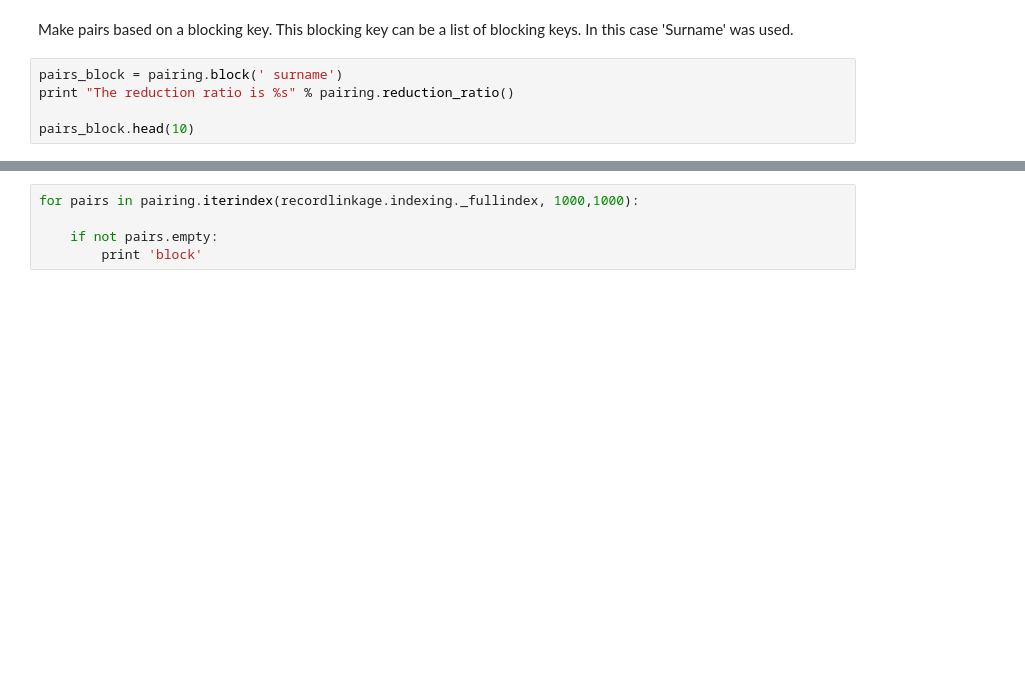
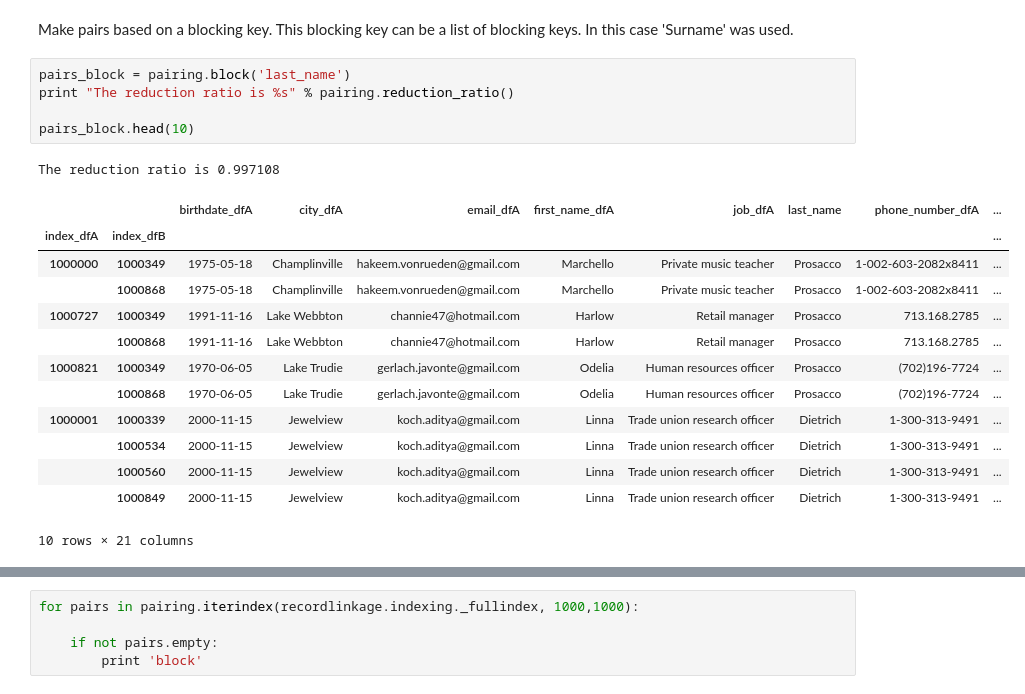
Before and after one commit to J535D165/recordlinkage, a Jupyter notebook: examples/Linking.ipynb, the cells around one changed output, grey strips where cells are left out. Cells and saved outputs as stored; diff of their text form; blank space fills up the shorter version.

```diff
--- a/examples/Linking.ipynb
+++ b/examples/Linking.ipynb
@@ -43,8 +54,23 @@ pairs_full.head(10)
 # %% [markdown]
 Make pairs based on a blocking key. This blocking key can be a list of blocking keys. In this case 'Surname' was used.
 # %%
-pairs_block = pairing.block(' surname')
+pairs_block = pairing.block('last_name')
 print "The reduction ratio is %s" % pairing.reduction_ratio()
 
 pairs_block.head(10)
+# %% [output]
+The reduction ratio is 0.997108
+|  |  | birthdate_dfA | city_dfA | email_dfA | first_name_dfA | job_dfA | last_name | phone_number_dfA | ... |
+| index_dfA | index_dfB |  |  |  |  |  |  |  | ... |
+| 1000000 | 1000349 | 1975-05-18 | Champlinville | hakeem.vonrueden@gmail.com | Marchello | Private music teacher | Prosacco | 1-002-603-2082x8411 | ... |
+|  | 1000868 | 1975-05-18 | Champlinville | hakeem.vonrueden@gmail.com | Marchello | Private music teacher | Prosacco | 1-002-603-2082x8411 | ... |
+| 1000727 | 1000349 | 1991-11-16 | Lake Webbton | channie47@hotmail.com | Harlow | Retail manager | Prosacco | 713.168.2785 | ... |
+|  | 1000868 | 1991-11-16 | Lake Webbton | channie47@hotmail.com | Harlow | Retail manager | Prosacco | 713.168.2785 | ... |
+| 1000821 | 1000349 | 1970-06-05 | Lake Trudie | gerlach.javonte@gmail.com | Odelia | Human resources officer | Prosacco | (702)196-7724 | ... |
+|  | 1000868 | 1970-06-05 | Lake Trudie | gerlach.javonte@gmail.com | Odelia | Human resources officer | Prosacco | (702)196-7724 | ... |
+| 1000001 | 1000339 | 2000-11-15 | Jewelview | koch.aditya@gmail.com | Linna | Trade union research officer | Dietrich | 1-300-313-9491 | ... |
+|  | 1000534 | 2000-11-15 | Jewelview | koch.aditya@gmail.com | Linna | Trade union research officer | Dietrich | 1-300-313-9491 | ... |
+|  | 1000560 | 2000-11-15 | Jewelview | koch.aditya@gmail.com | Linna | Trade union research officer | Dietrich | 1-300-313-9491 | ... |
+|  | 1000849 | 2000-11-15 | Jewelview | koch.aditya@gmail.com | Linna | Trade union research officer | Dietrich | 1-300-313-9491 | ... |
+10 rows × 21 columns
 # %%
```
Also changed, not shown: parts of 9 cells of this notebook, 2 other files.
